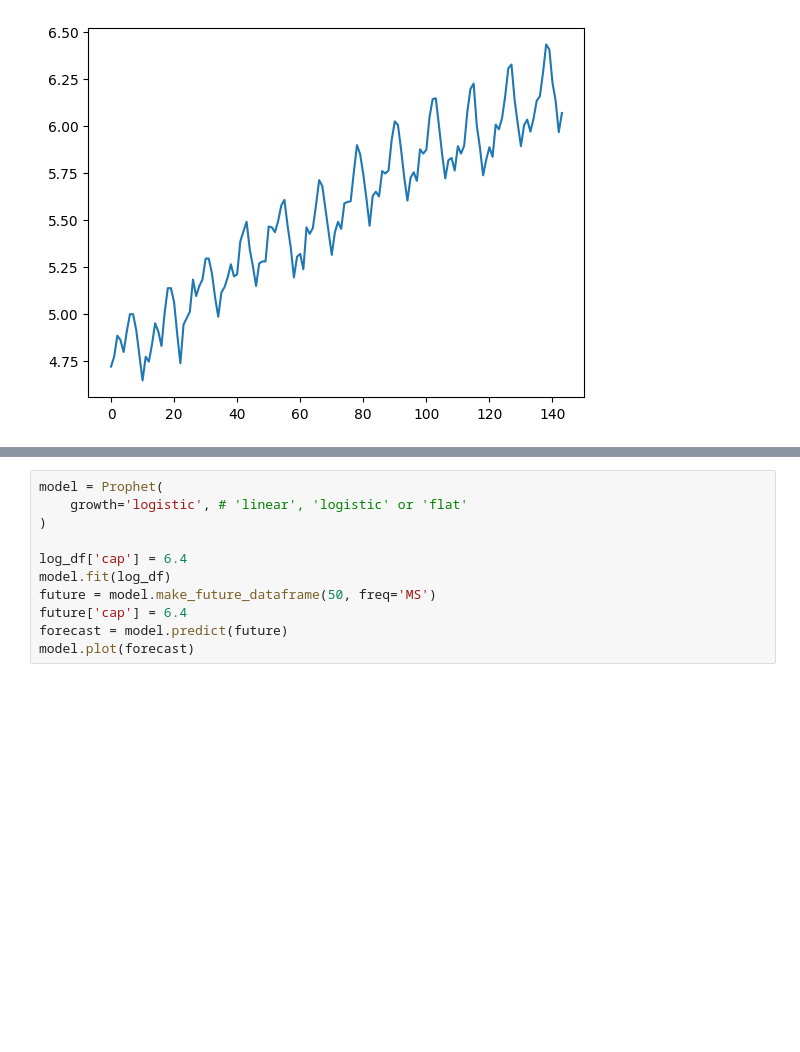
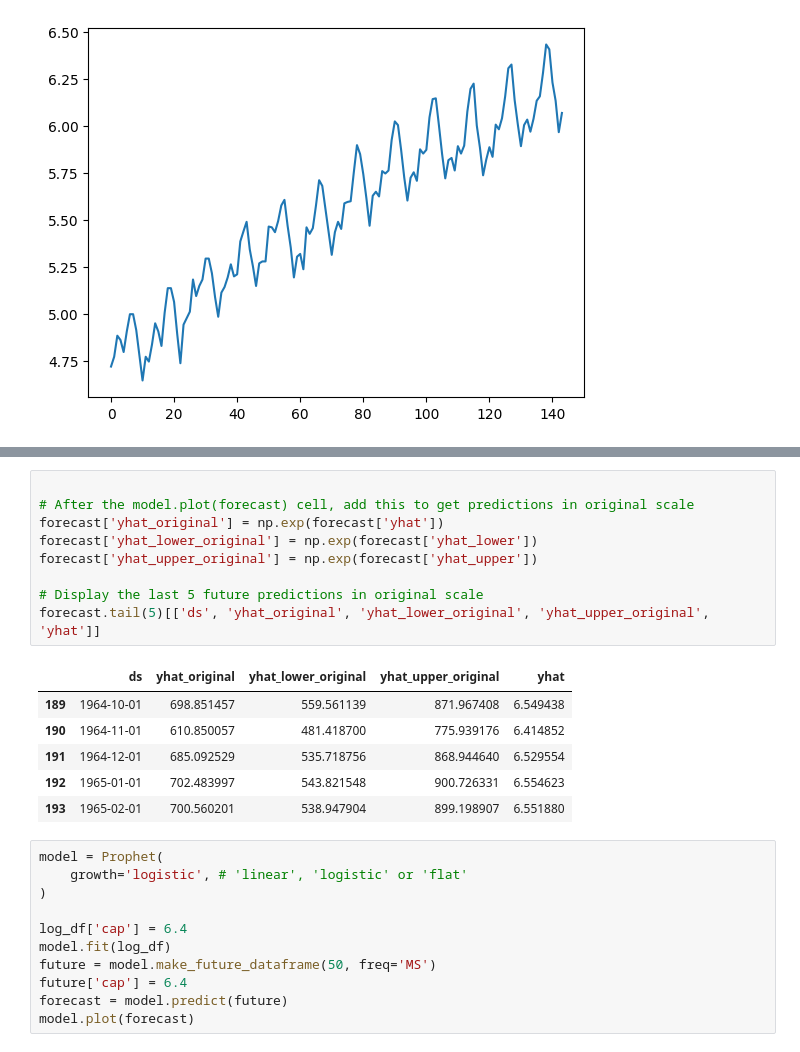
Before and after one commit to valeria-edulabs/intel-ml-apr-26, a Jupyter notebook: ml_timeseries_basics/prophet.ipynb, the cells around one changed output, grey strips where cells are left out. Saved outputs shown, nothing was run; the diff lists cells and outputs as text; blank space fills up the shorter version.

```diff
--- a/ml_timeseries_basics/prophet.ipynb
+++ b/ml_timeseries_basics/prophet.ipynb
@@ -214,5 +230,21 @@ model.plot(forecast)
 [figure]
 [figure]
+# %%
+
+# After the model.plot(forecast) cell, add this to get predictions in original scale
+forecast['yhat_original'] = np.exp(forecast['yhat'])
+forecast['yhat_lower_original'] = np.exp(forecast['yhat_lower'])
+forecast['yhat_upper_original'] = np.exp(forecast['yhat_upper'])
+
+# Display the last 5 future predictions in original scale
+forecast.tail(5)[['ds', 'yhat_original', 'yhat_lower_original', 'yhat_upper_original', 'yhat']]
+# %% [output]
+|  | ds | yhat_original | yhat_lower_original | yhat_upper_original | yhat |
+| 189 | 1964-10-01 | 698.851457 | 559.561139 | 871.967408 | 6.549438 |
+| 190 | 1964-11-01 | 610.850057 | 481.418700 | 775.939176 | 6.414852 |
+| 191 | 1964-12-01 | 685.092529 | 535.718756 | 868.944640 | 6.529554 |
+| 192 | 1965-01-01 | 702.483997 | 543.821548 | 900.726331 | 6.554623 |
+| 193 | 1965-02-01 | 700.560201 | 538.947904 | 899.198907 | 6.551880 |
 # %%
 model = Prophet(
     growth='logistic', # 'linear', 'logistic' or 'flat'
```
Also changed, not shown: parts of 8 cells of this notebook, 13 other files.
